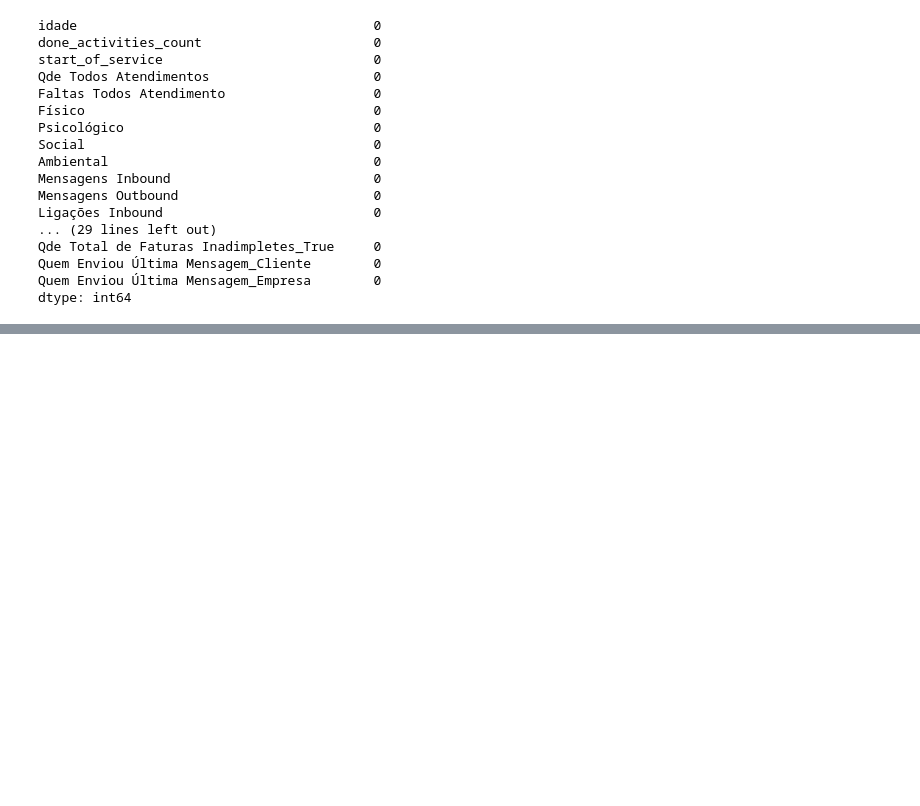
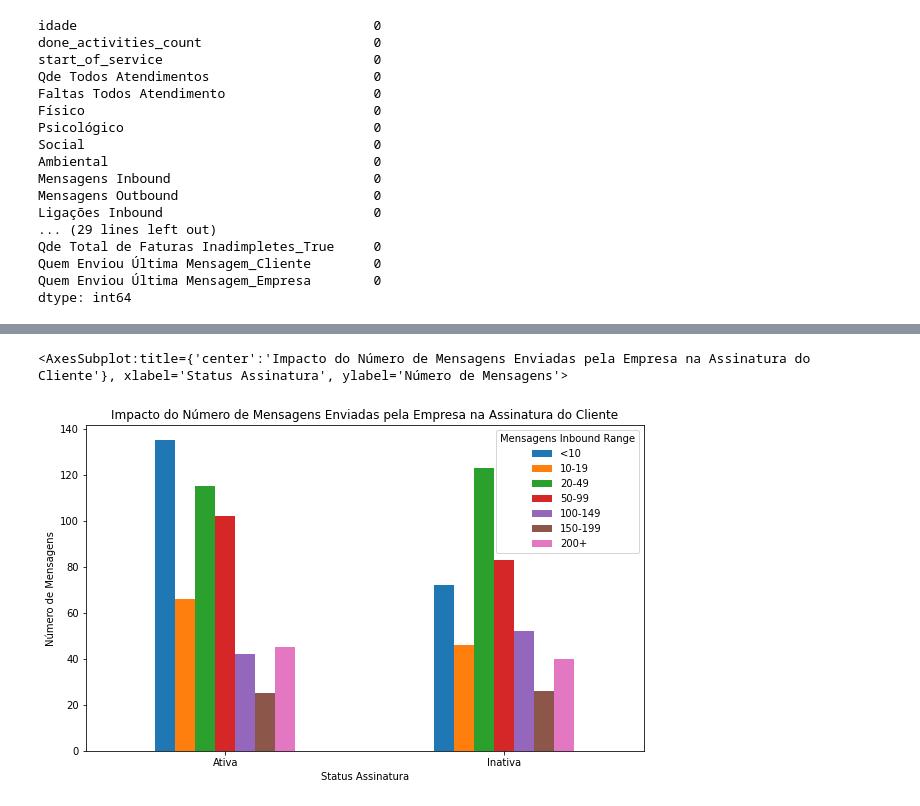
Before and after one commit to leoscarlato/deploy-sprint, a Jupyter notebook: notebooks/tratamento_dos_dados.ipynb, the cells around one changed output, grey strips where cells are left out. Cells and saved outputs as stored; diff of their text form; code cells hidden in the pictures; blank space fills up the shorter version.

```diff
--- a/notebooks/tratamento_dos_dados.ipynb
+++ b/notebooks/tratamento_dos_dados.ipynb
@@ -706,0 +745,7 @@ memory usage: 122.4 KB
+# %%
+bins = [0, 10, 20, 50, 100, 150, 200, np.inf]
+names = ['<10', '10-19', '20-49', '50-99', '100-149', '150-199', '200+']
+
+df_aux['Mensagens Inbound Range'] = pd.cut(df_aux['Mensagens Inbound'], bins, labels=names)
+
+df_aux['Mensagens Outbound Range'] = pd.cut(df_aux['Mensagens Outbound'], bins, labels=names)
@@ -706,0 +763,5 @@ memory usage: 122.4 KB
+# %%
+df_aux.groupby('Status Assinatura')['Mensagens Inbound Range'].value_counts().unstack().plot(kind='bar', rot=0, ylabel='Número de Mensagens', title='Impacto do Número de Mensagens Enviadas pela Empresa na Assinatura do Cliente', figsize=(10,6))
+# %% [output]
+<AxesSubplot:title={'center':'Impacto do Número de Mensagens Enviadas pela Empresa na Assinatura do Cliente'}, xlabel='Status Assinatura', ylabel='Número de Mensagens'>
+[figure, added]
```
Also changed, not shown: parts of 44 cells of this notebook.
